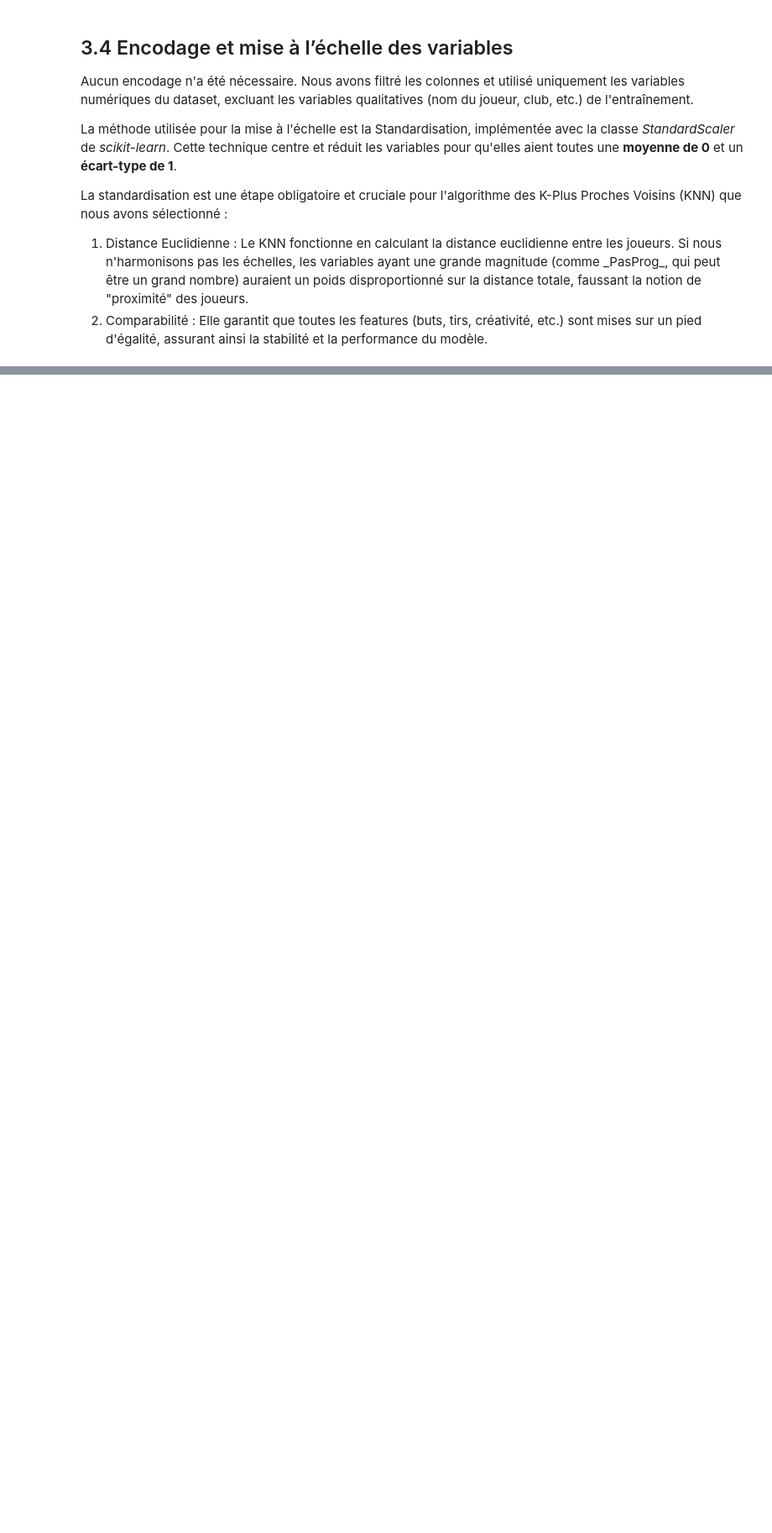
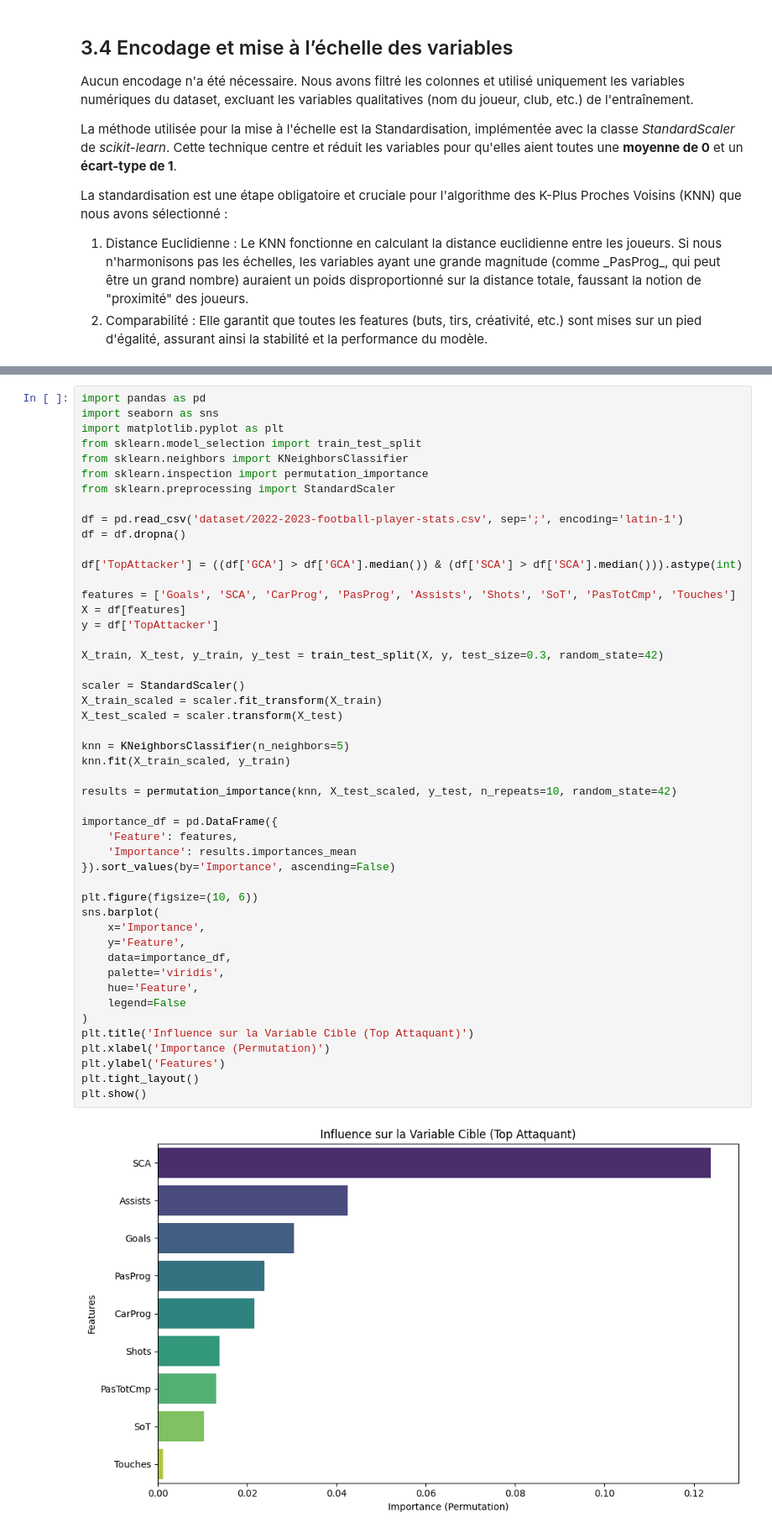
Before and after one commit to Nepsyno/data_analyse_topAttack, a Jupyter notebook: Rapport_Projet.ipynb, the cells around one changed output, grey strips where cells are left out. Shown at 84% size. Cells and saved outputs as stored; diff of their text form; blank space fills up the shorter version.

Commit message:
Graph Variable Cible

```diff
--- a/Rapport_Projet.ipynb
+++ b/Rapport_Projet.ipynb
@@ -236,0 +239,50 @@ Notre première hypothèse est que le succès d'un attaquant est multifactoriel.
+# %%
+import pandas as pd
+import seaborn as sns
+import matplotlib.pyplot as plt
+from sklearn.model_selection import train_test_split
+from sklearn.neighbors import KNeighborsClassifier
+from sklearn.inspection import permutation_importance
+from sklearn.preprocessing import StandardScaler
+
+df = pd.read_csv('dataset/2022-2023-football-player-stats.csv', sep=';', encoding='latin-1')
+df = df.dropna()
+
+df['TopAttacker'] = ((df['GCA'] > df['GCA'].median()) & (df['SCA'] > df['SCA'].median())).astype(int)
+
+features = ['Goals', 'SCA', 'CarProg', 'PasProg', 'Assists', 'Shots', 'SoT', 'PasTotCmp', 'Touches']
+X = df[features]
+y = df['TopAttacker']
+
+X_train, X_test, y_train, y_test = train_test_split(X, y, test_size=0.3, random_state=42)
+
+scaler = StandardScaler()
+X_train_scaled = scaler.fit_transform(X_train)
+X_test_scaled = scaler.transform(X_test)
+
+knn = KNeighborsClassifier(n_neighbors=5)
+knn.fit(X_train_scaled, y_train)
+
+results = permutation_importance(knn, X_test_scaled, y_test, n_repeats=10, random_state=42)
+
+importance_df = pd.DataFrame({
+    'Feature': features,
+    'Importance': results.importances_mean
+}).sort_values(by='Importance', ascending=False)
+
+plt.figure(figsize=(10, 6))
+sns.barplot(
+    x='Importance',
+    y='Feature',
+    data=importance_df,
+    palette='viridis',
+    hue='Feature',
+    legend=False
+)
+plt.title('Influence sur la Variable Cible (Top Attaquant)')
+plt.xlabel('Importance (Permutation)')
+plt.ylabel('Features')
+plt.tight_layout()
+plt.show()
+# %% [output]
+[figure, added]
```
Also changed, not shown: parts of 2 cells of this notebook.
